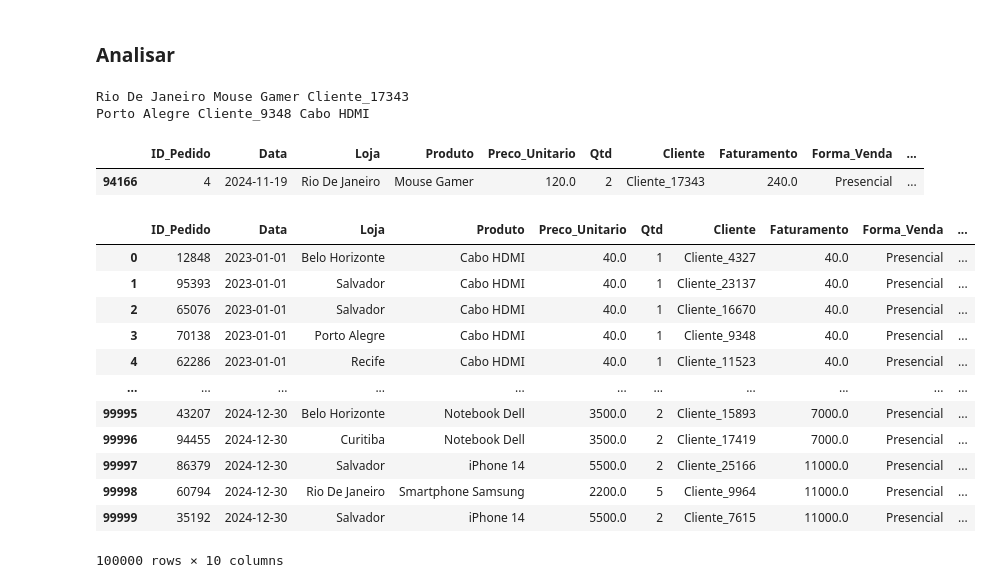
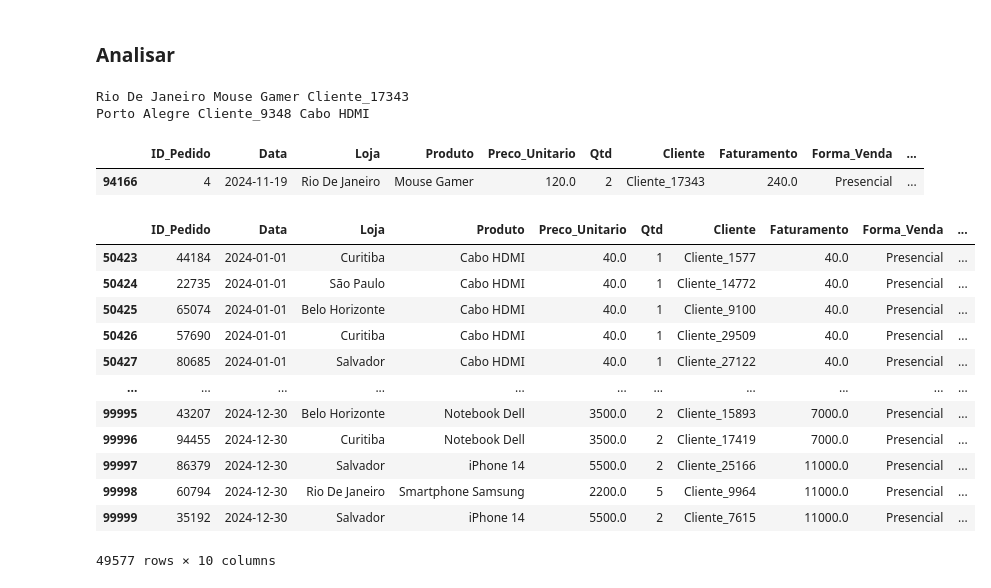
Before and after one commit to Ezebit0/PandasStudies, a Jupyter notebook: pandas_st.ipynb, the cells around one changed output. Cells and saved outputs as stored; diff of their text form; code cells hidden in the pictures.

Commit message:
Criado exportações especificas de data 2024 e sp

```diff
--- a/pandas_st.ipynb
+++ b/pandas_st.ipynb
@@ -194,44 +194,49 @@ dtype: int64
 df_Analise = df_Analise.sort_values(by=["Data", "Faturamento"])
 df_Analise = df_Analise.reset_index(drop=True)
 
 # .loc: id do pedido > Nome da coluna e nome da linha
 id_pedido = 4
 loja = df_Analise.loc[df_Analise["ID_Pedido"]==4, "Loja"].values[0]
 produto = df_Analise.loc[df_Analise["ID_Pedido"]==4, "Produto"].values[0]
 cliente = df_Analise.loc[df_Analise["ID_Pedido"]==4, "Cliente"].values[0]
 print(loja, produto, cliente)
 
 # .iloc > Por posição
 id_pedido = 4
 iloja = df_Analise.iloc[3, 2]
 iproduto = df_Analise.iloc[3, 6]
 icliente = df_Analise.iloc[3, 3]
 print(iloja, iproduto, icliente)
 
 # condicional
 df_id_pedido4 = df_Analise[df_Analise["ID_Pedido"]==4]
 display(df_id_pedido4)
 
 
 # Exportar pedaços da base
-df_vendas_sp =
+df_vendas_sp = df_Analise[df_Analise["Loja"]=="São Paulo"]
+df_vendas_sp.to_csv("Vendas_Sp.csv", index=False)
 
-display(df_Analise)
+# Exportar as vendas de 2024
+df_vendas_2024 = df_Analise[df_Analise["Data"].dt.year==2024]
+df_vendas_2024.to_csv("Vendas_2024.csv", index=False)
+
+display(df_vendas_2024)
 # %% [output]
 Rio De Janeiro Mouse Gamer Cliente_17343
 Porto Alegre Cliente_9348 Cabo HDMI
 |  | ID_Pedido | Data | Loja | Produto | Preco_Unitario | Qtd | Cliente | Faturamento | Forma_Venda | ... |
 | 94166 | 4 | 2024-11-19 | Rio De Janeiro | Mouse Gamer | 120.0 | 2 | Cliente_17343 | 240.0 | Presencial | ... |
 |  | ID_Pedido | Data | Loja | Produto | Preco_Unitario | Qtd | Cliente | Faturamento | Forma_Venda | ... |
-| 0 | 12848 | 2023-01-01 | Belo Horizonte | Cabo HDMI | 40.0 | 1 | Cliente_4327 | 40.0 | Presencial | ... |
-| 1 | 95393 | 2023-01-01 | Salvador | Cabo HDMI | 40.0 | 1 | Cliente_23137 | 40.0 | Presencial | ... |
-| 2 | 65076 | 2023-01-01 | Salvador | Cabo HDMI | 40.0 | 1 | Cliente_16670 | 40.0 | Presencial | ... |
-| 3 | 70138 | 2023-01-01 | Porto Alegre | Cabo HDMI | 40.0 | 1 | Cliente_9348 | 40.0 | Presencial | ... |
-| 4 | 62286 | 2023-01-01 | Recife | Cabo HDMI | 40.0 | 1 | Cliente_11523 | 40.0 | Presencial | ... |
+| 50423 | 44184 | 2024-01-01 | Curitiba | Cabo HDMI | 40.0 | 1 | Cliente_1577 | 40.0 | Presencial | ... |
+| 50424 | 22735 | 2024-01-01 | São Paulo | Cabo HDMI | 40.0 | 1 | Cliente_14772 | 40.0 | Presencial | ... |
+| 50425 | 65074 | 2024-01-01 | Belo Horizonte | Cabo HDMI | 40.0 | 1 | Cliente_9100 | 40.0 | Presencial | ... |
+| 50426 | 57690 | 2024-01-01 | Curitiba | Cabo HDMI | 40.0 | 1 | Cliente_29509 | 40.0 | Presencial | ... |
+| 50427 | 80685 | 2024-01-01 | Salvador | Cabo HDMI | 40.0 | 1 | Cliente_27122 | 40.0 | Presencial | ... |
 | ... | ... | ... | ... | ... | ... | ... | ... | ... | ... | ... |
 | 99995 | 43207 | 2024-12-30 | Belo Horizonte | Notebook Dell | 3500.0 | 2 | Cliente_15893 | 7000.0 | Presencial | ... |
 | 99996 | 94455 | 2024-12-30 | Curitiba | Notebook Dell | 3500.0 | 2 | Cliente_17419 | 7000.0 | Presencial | ... |
 | 99997 | 86379 | 2024-12-30 | Salvador | iPhone 14 | 5500.0 | 2 | Cliente_25166 | 11000.0 | Presencial | ... |
 | 99998 | 60794 | 2024-12-30 | Rio De Janeiro | Smartphone Samsung | 2200.0 | 5 | Cliente_9964 | 11000.0 | Presencial | ... |
 | 99999 | 35192 | 2024-12-30 | Salvador | iPhone 14 | 5500.0 | 2 | Cliente_7615 | 11000.0 | Presencial | ... |
-100000 rows × 10 columns
+49577 rows × 10 columns
```
Also changed, not shown: 2 other files.
